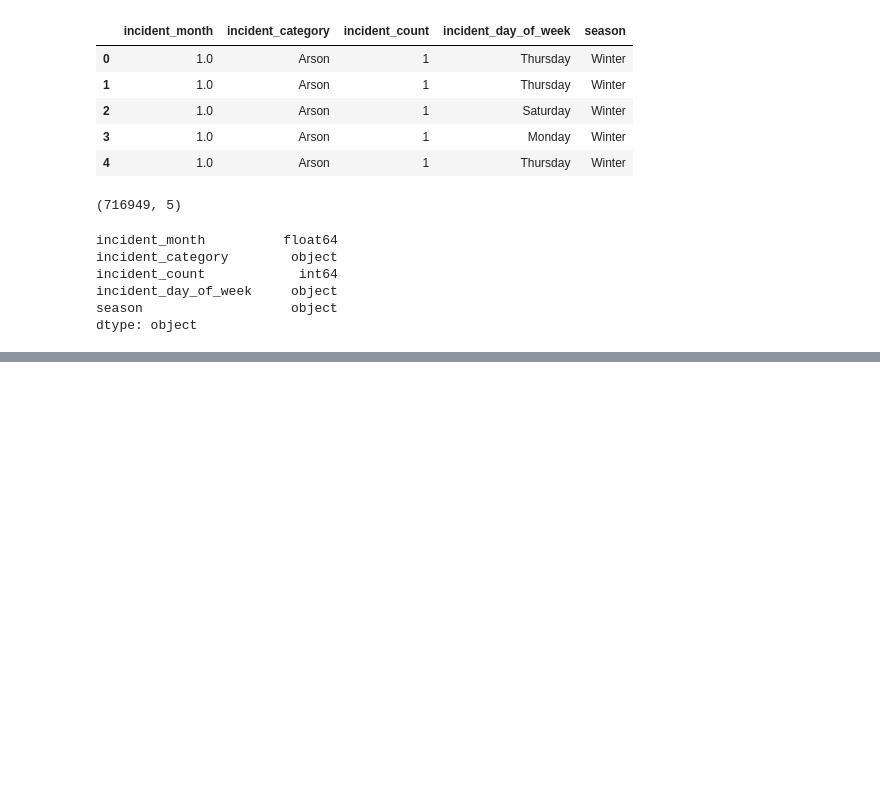
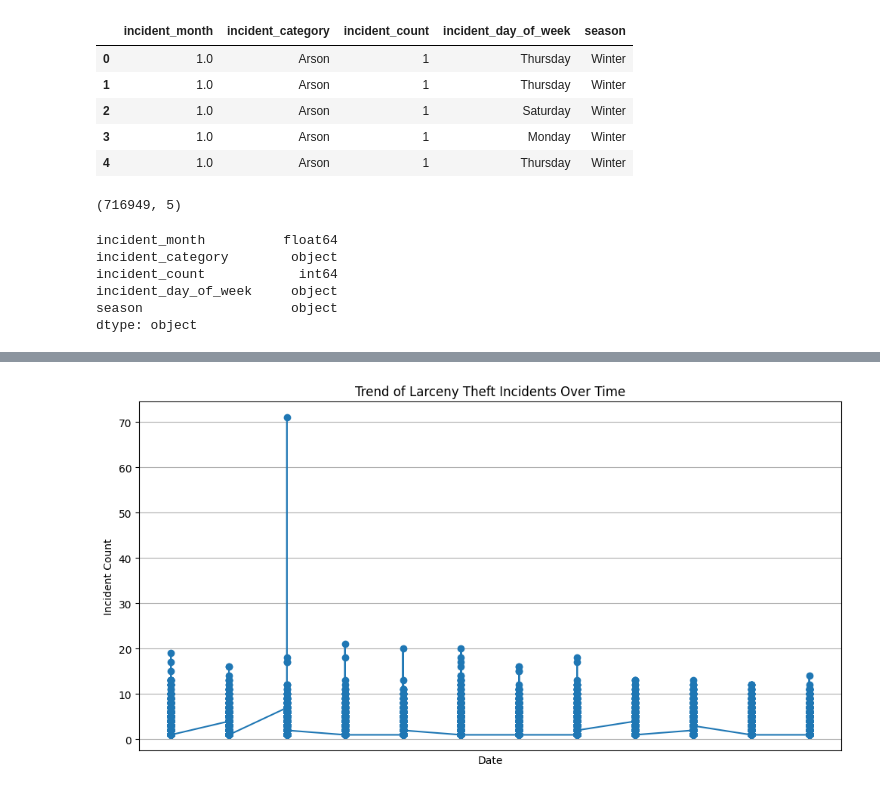
Before and after one commit to TRANDY-116/Police-Incident-Data-Pipeline, a Jupyter notebook: Analysis/Police analysis.ipynb, the cells around one changed output, grey strips where cells are left out. Saved outputs shown, nothing was run; the diff lists cells and outputs as text; code cells hidden in the pictures; blank space fills up the shorter version.

```diff
--- a/Analysis/Police analysis.ipynb
+++ b/Analysis/Police analysis.ipynb
@@ -60,3 +60,5 @@ incident_count            int64
 incident_day_of_week     object
 season                   object
 dtype: object
+# %%
+data['incident_month'] = pd.to_datetime(data['incident_month'])
@@ -62,0 +94,14 @@ dtype: object
+# %%
+# Plot the trend for a particular category (e.g., "Larceny Theft")
+category = "Larceny Theft"
+category_data = data[data['incident_category'] == category]
+# %%
+plt.figure(figsize=(12, 6))
+plt.plot(category_data['incident_month'], category_data['incident_count'], marker='o')
+plt.title(f'Trend of {category} Incidents Over Time')
+plt.xlabel('Date')
+plt.ylabel('Incident Count')
+plt.grid(True)
+plt.show()
+# %% [output]
+[figure, added]
```
Also changed, not shown: parts of 4 cells of this notebook.
